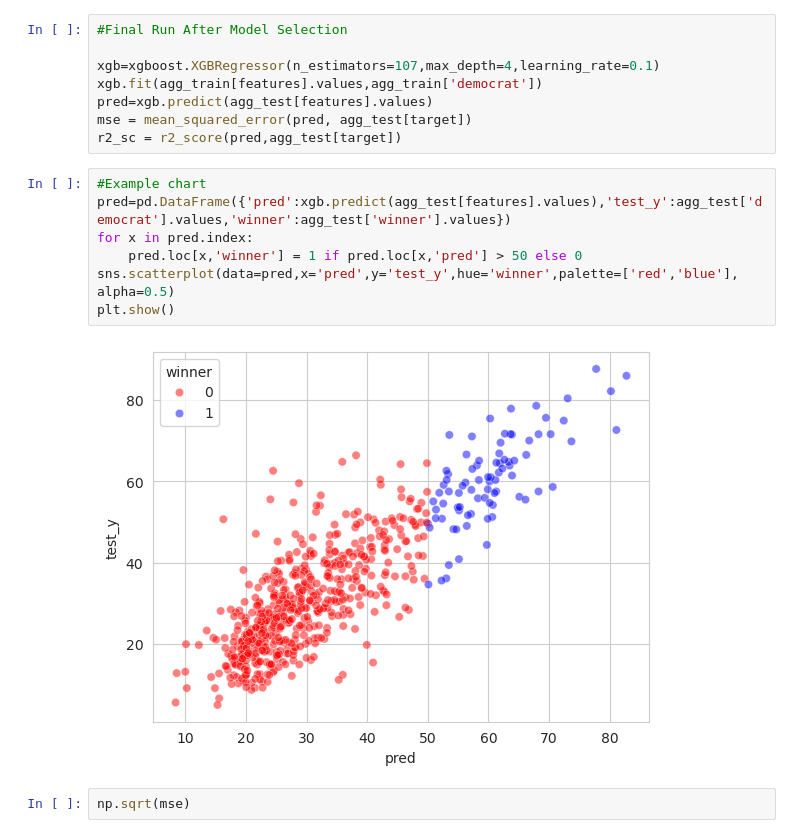
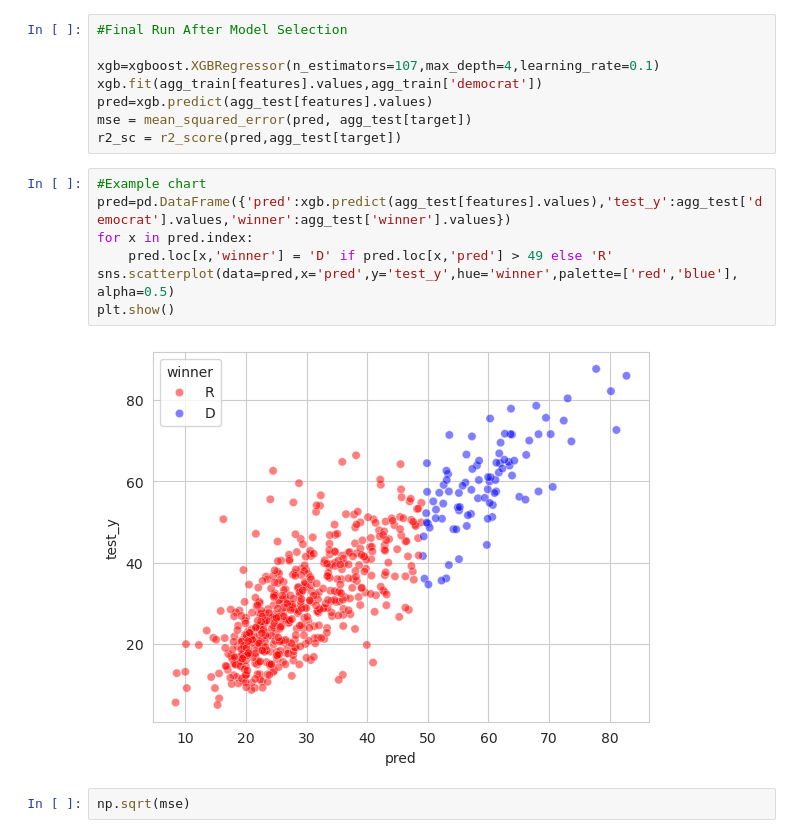
Before and after one commit to srijanrodo/erdos_ds_project, a Jupyter notebook: xgboost.ipynb, the cells around one changed output. Drawn from its saved outputs; the diff is of its cells as text.

```diff
--- a/xgboost.ipynb
+++ b/xgboost.ipynb
@@ -83,12 +83,12 @@ r2_sc = r2_score(pred,agg_test[target])
 # %%
 #Example chart
 pred=pd.DataFrame({'pred':xgb.predict(agg_test[features].values),'test_y':agg_test['democrat'].values,'winner':agg_test['winner'].values})
 for x in pred.index:
-    pred.loc[x,'winner'] = 1 if pred.loc[x,'pred'] > 50 else 0
+    pred.loc[x,'winner'] = 'D' if pred.loc[x,'pred'] > 49 else 'R'
 sns.scatterplot(data=pred,x='pred',y='test_y',hue='winner',palette=['red','blue'], alpha=0.5)
 plt.show()
 # %% [output]
-[figure, old version]
+[figure, new version]
 # %%
 np.sqrt(mse)
 # %% [output]
```
Also changed, not shown: 3 other files.
